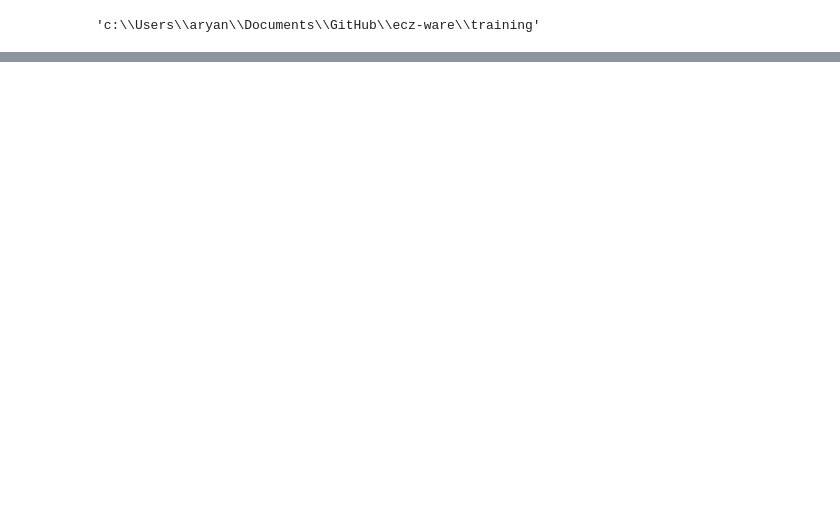
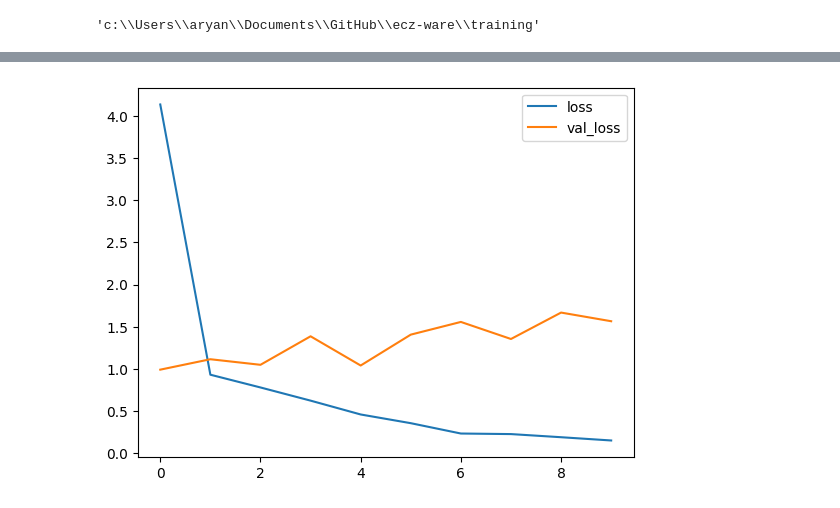
Before and after one commit to Aryanaut/ecz-ware, a Jupyter notebook: training/spectrogram.ipynb, the cells around one changed output, grey strips where cells are left out. Drawn from its saved outputs; the diff is of its cells as text; code cells hidden in the pictures; blank space fills up the shorter version.

Commit message:
94% accuracy

```diff
--- a/training/spectrogram.ipynb
+++ b/training/spectrogram.ipynb
@@ -131,0 +260,21 @@ array([[1.508, 1.633, 1.   ],
+# %%
+scratch_data = np.vstack([get_data('data\\training_set_15-07-2025\\emg_scratching_ariel.csv'),
+    get_data('data\\training_set_15-07-2025\\emg_scratching_raina.csv')])
+
+rest_data = np.vstack([get_data('data\\training_set_15-07-2025\\emg_rest_ariel.csv'),
+    get_data('data\\training_set_15-07-2025\\emg_rest_raina.csv')])
+
+other_data = np.vstack([get_data('data\\training_set_15-07-2025\\emg_other_ariel.csv'),
+    get_data('data\\training_set_15-07-2025\\emg_other_raina.csv')])
+
+print(scratch_data.shape, rest_data.shape, other_data.shape)
+
+scratch_data = clean_data(scratch_data)
+rest_data = clean_data(rest_data)
+other_data = clean_data(other_data)
+
+# print(scratch_data)
+
+df_scratch_train, df_scratch_test = split_data(scratch_data)
+df_rest_train, df_rest_test = split_data(rest_data)
+df_other_train, df_other_test = split_data(other_data)
@@ -131,0 +378,12 @@ array([[1.508, 1.633, 1.   ],
+# %%
+model.compile(optimizer='adam',
+              loss=tf.keras.losses.SparseCategoricalCrossentropy(from_logits=True),
+              metrics=['accuracy'])
+# %%
+epochs = 10
+history = model.fit(
+    train_ds,
+    validation_data=val_ds,
+    epochs=epochs,
+    callbacks=tf.keras.callbacks.EarlyStopping(verbose=1, patience=10),
+)
@@ -131,0 +413,8 @@ array([[1.508, 1.633, 1.   ],
+# %%
+metrics = history.history
+plt.plot(history.epoch, metrics['loss'], metrics['val_loss'])
+plt.legend(['loss', 'val_loss'])
+plt.savefig('loss_plot_9412.png')
+plt.show()
+# %% [output]
+[figure, added]
```
Also changed, not shown: parts of 17 cells of this notebook, 31 other files.
